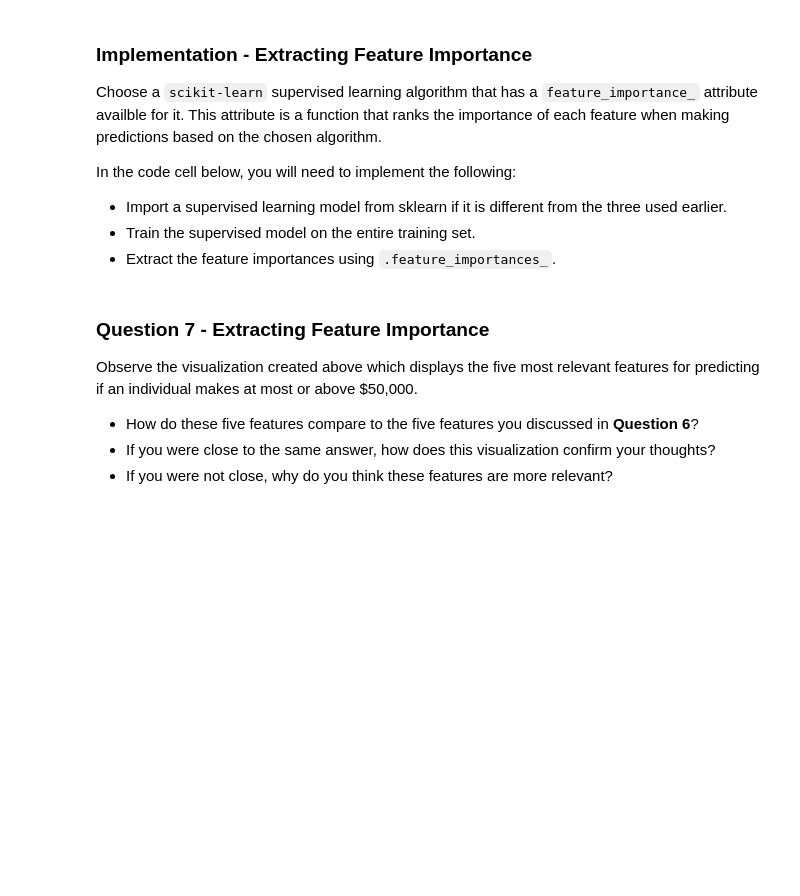
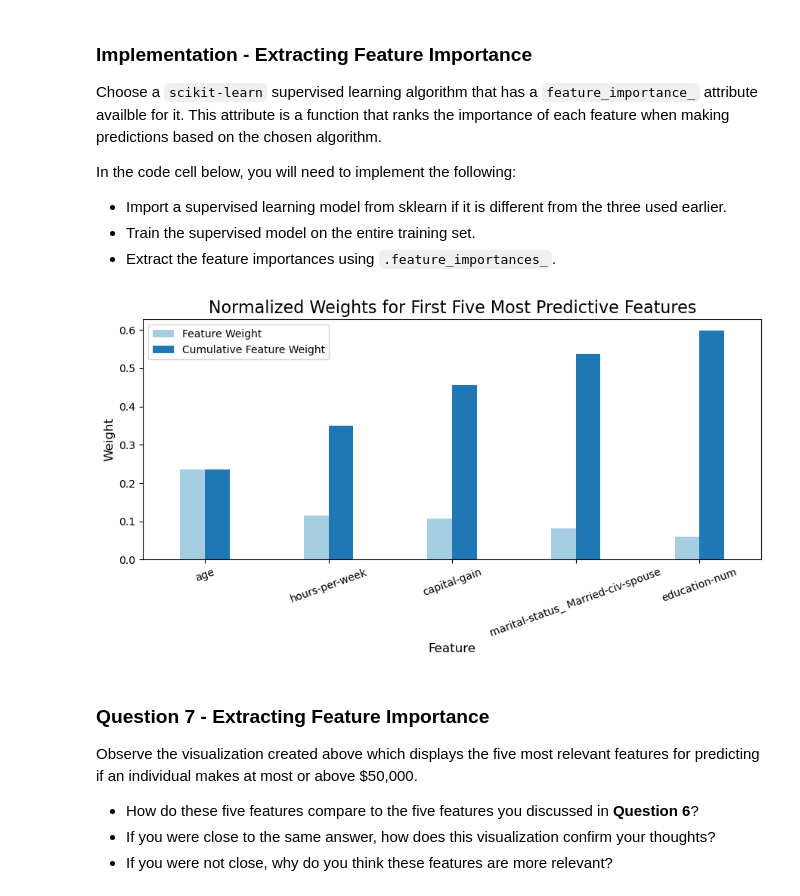
Before and after one commit to trangsg/cd0025-supervised-learning, a Jupyter notebook: starter/finding_donors.ipynb, the cells around one changed output. Drawn from its saved outputs; the diff is of its cells as text; code cells hidden in the pictures; blank space fills up the shorter version.

```diff
--- a/starter/finding_donors.ipynb
+++ b/starter/finding_donors.ipynb
@@ -511,16 +629,19 @@ In the code cell below, you will need to implement the following:
  - Extract the feature importances using `.feature_importances_`.
 # %%
 # TODO: Import a supervised learning model that has 'feature_importances_'
-
+from sklearn.ensemble import RandomForestClassifier
 
 # TODO: Train the supervised model on the training set using .fit(X_train, y_train)
-model = None
+model = RandomForestClassifier(random_state=0)
+model.fit(X_train, y_train)
 
 # TODO: Extract the feature importances using .feature_importances_
-importances = None
+importances = model.feature_importances_
 
 # Plot
 vs.feature_plot(importances, X_train, y_train)
+# %% [output]
+[figure, added]
 # %% [markdown]
 ### Question 7 - Extracting Feature Importance
 
```
Also changed, not shown: parts of 17 cells of this notebook.
